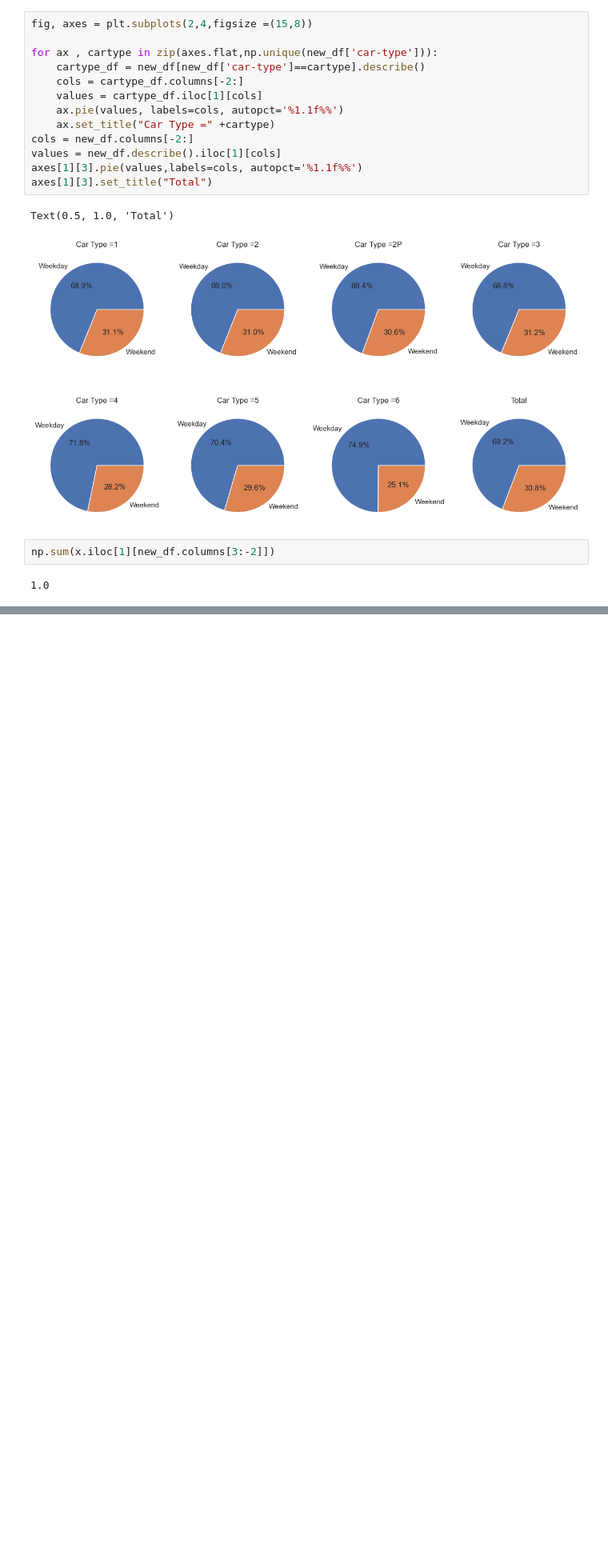
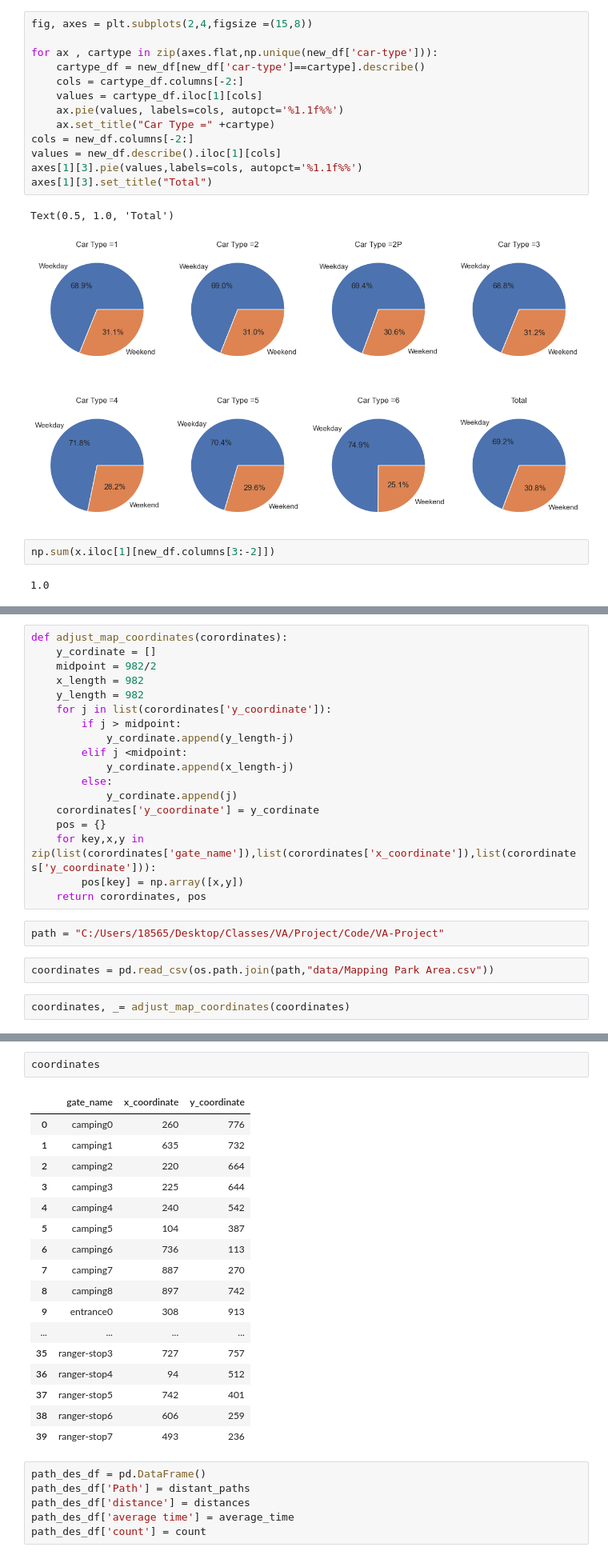
Before and after one commit to Visual-Analytics-2024/VA-Project, a Jupyter notebook: Python/Notebooks/selp loop and daily analysis.ipynb, the cells around one changed output, grey strips where cells are left out. Shown at 80% size. Saved outputs shown, nothing was run; the diff lists cells and outputs as text; blank space fills up the shorter version.

```diff
--- a/Python/Notebooks/selp loop and daily analysis.ipynb
+++ b/Python/Notebooks/selp loop and daily analysis.ipynb
@@ -264,0 +400,24 @@ x
+# %%
+def adjust_map_coordinates(corordinates):
+    y_cordinate = []
+    midpoint = 982/2
+    x_length = 982
+    y_length = 982
+    for j in list(corordinates['y_coordinate']):
+        if j > midpoint:
+            y_cordinate.append(y_length-j)
+        elif j <midpoint:
+            y_cordinate.append(x_length-j)
+        else:
+            y_cordinate.append(j)
+    corordinates['y_coordinate'] = y_cordinate
+    pos = {}
+    for key,x,y in zip(list(corordinates['gate_name']),list(corordinates['x_coordinate']),list(corordinates['y_coordinate'])):
+        pos[key] = np.array([x,y])
+    return corordinates, pos
+# %%
+path = "C:/Users/18565/Desktop/Classes/VA/Project/Code/VA-Project"
+# %%
+coordinates = pd.read_csv(os.path.join(path,"data/Mapping Park Area.csv"))
+# %%
+coordinates, _= adjust_map_coordinates(coordinates)
@@ -264,0 +443,26 @@ x
+# %%
+coordinates
+# %% [output]
+|  | gate_name | x_coordinate | y_coordinate |
+| 0 | camping0 | 260 | 776 |
+| 1 | camping1 | 635 | 732 |
+| 2 | camping2 | 220 | 664 |
+| 3 | camping3 | 225 | 644 |
+| 4 | camping4 | 240 | 542 |
+| 5 | camping5 | 104 | 387 |
+| 6 | camping6 | 736 | 113 |
+| 7 | camping7 | 887 | 270 |
+| 8 | camping8 | 897 | 742 |
+| 9 | entrance0 | 308 | 913 |
+| ... | ... | ... | ... |
+| 35 | ranger-stop3 | 727 | 757 |
+| 36 | ranger-stop4 | 94 | 512 |
+| 37 | ranger-stop5 | 742 | 401 |
+| 38 | ranger-stop6 | 606 | 259 |
+| 39 | ranger-stop7 | 493 | 236 |
+# %%
+path_des_df = pd.DataFrame()
+path_des_df['Path'] = distant_paths
+path_des_df['distance'] = distances
+path_des_df['average time'] = average_time
+path_des_df['count'] = count
```
Also changed, not shown: parts of 28 cells of this notebook, 21 other files.
